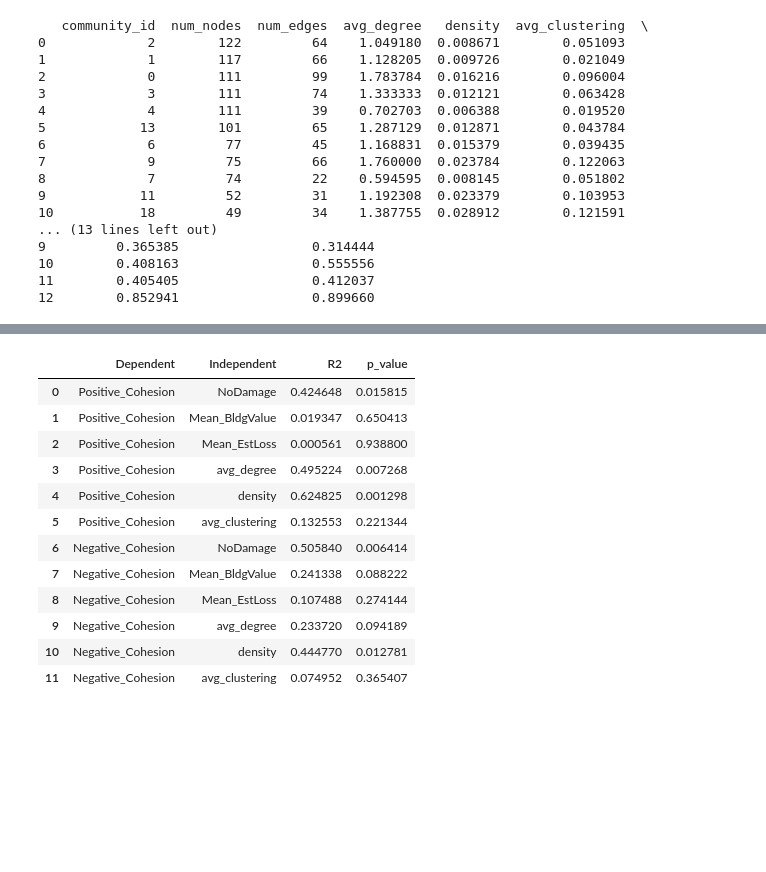
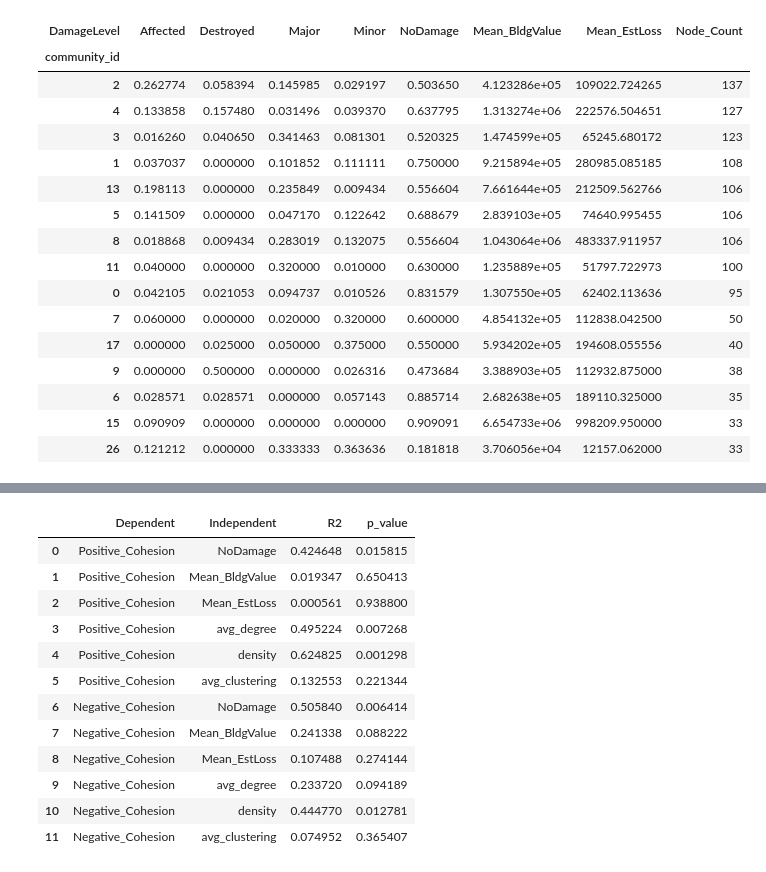
Before and after one commit to RuxiaoChen/draft_stuff, a Jupyter notebook: check_decision.ipynb, the cells around one changed output, grey strips where cells are left out. Saved outputs shown, nothing was run; the diff lists cells and outputs as text; code cells hidden in the pictures; blank space fills up the shorter version.

```diff
--- a/check_decision.ipynb
+++ b/check_decision.ipynb
@@ -19,8 +19,8 @@ from read_bothdecision import *
 from compare_geohash import *
 from more_grained_analysis import *
 
-# bbox=(-82.0, 26.48, -81.92, 26.52)
-bbox=(-82.04150698533131, 26.490448860026532, -81.87502336164845, 26.604200914701607)
+bbox=(-82.0, 26.48, -81.92, 26.52)
+# bbox=(-82.04150698533131, 26.490448860026532, -81.87502336164845, 26.604200914701607)
 # bbox=(-81.98048446650292,26.487614477169117,-81.93348521668332,26.52132073874843)
 min_lon, min_lat, max_lon, max_lat = bbox
 decision_df, households_df = load_decision_data(bbox=bbox)
@@ -67,24 +88,24 @@ Map saved to: communities_map.html
 # %%
 community_features=community_analysis(damage_df, node_to_comm, node_num=num_nodes)
-# %%
-print(community_graph)
-# %% [output]
-   community_id  num_nodes  num_edges  avg_degree   density  avg_clustering  \
-0             2        122         64    1.049180  0.008671        0.051093
-1             1        117         66    1.128205  0.009726        0.021049
-2             0        111         99    1.783784  0.016216        0.096004
-3             3        111         74    1.333333  0.012121        0.063428
-4             4        111         39    0.702703  0.006388        0.019520
-5            13        101         65    1.287129  0.012871        0.043784
-6             6         77         45    1.168831  0.015379        0.039435
-7             9         75         66    1.760000  0.023784        0.122063
-8             7         74         22    0.594595  0.008145        0.051802
-9            11         52         31    1.192308  0.023379        0.103953
-10           18         49         34    1.387755  0.028912        0.121591
-... (13 lines left out)
-9         0.365385                 0.314444
-10        0.408163                 0.555556
-11        0.405405                 0.412037
-12        0.852941                 0.899660
+# %%
+community_features
+# %% [output]
+| DamageLevel | Affected | Destroyed | Major | Minor | NoDamage | Mean_BldgValue | Mean_EstLoss | Node_Count |
+| community_id |  |  |  |  |  |  |  |  |
+| 2 | 0.262774 | 0.058394 | 0.145985 | 0.029197 | 0.503650 | 4.123286e+05 | 109022.724265 | 137 |
+| 4 | 0.133858 | 0.157480 | 0.031496 | 0.039370 | 0.637795 | 1.313274e+06 | 222576.504651 | 127 |
+| 3 | 0.016260 | 0.040650 | 0.341463 | 0.081301 | 0.520325 | 1.474599e+05 | 65245.680172 | 123 |
+| 1 | 0.037037 | 0.000000 | 0.101852 | 0.111111 | 0.750000 | 9.215894e+05 | 280985.085185 | 108 |
+| 13 | 0.198113 | 0.000000 | 0.235849 | 0.009434 | 0.556604 | 7.661644e+05 | 212509.562766 | 106 |
+| 5 | 0.141509 | 0.000000 | 0.047170 | 0.122642 | 0.688679 | 2.839103e+05 | 74640.995455 | 106 |
+| 8 | 0.018868 | 0.009434 | 0.283019 | 0.132075 | 0.556604 | 1.043064e+06 | 483337.911957 | 106 |
+| 11 | 0.040000 | 0.000000 | 0.320000 | 0.010000 | 0.630000 | 1.235889e+05 | 51797.722973 | 100 |
+| 0 | 0.042105 | 0.021053 | 0.094737 | 0.010526 | 0.831579 | 1.307550e+05 | 62402.113636 | 95 |
+| 7 | 0.060000 | 0.000000 | 0.020000 | 0.320000 | 0.600000 | 4.854132e+05 | 112838.042500 | 50 |
+| 17 | 0.000000 | 0.025000 | 0.050000 | 0.375000 | 0.550000 | 5.934202e+05 | 194608.055556 | 40 |
+| 9 | 0.000000 | 0.500000 | 0.000000 | 0.026316 | 0.473684 | 3.388903e+05 | 112932.875000 | 38 |
+| 6 | 0.028571 | 0.028571 | 0.000000 | 0.057143 | 0.885714 | 2.682638e+05 | 189110.325000 | 35 |
+| 15 | 0.090909 | 0.000000 | 0.000000 | 0.000000 | 0.909091 | 6.654733e+06 | 998209.950000 | 33 |
+| 26 | 0.121212 | 0.000000 | 0.333333 | 0.363636 | 0.181818 | 3.706056e+04 | 12157.062000 | 33 |
 # %%
 community_graph=community_decision_analysis(network_dict, node_to_comm, decision_df, node_num=num_nodes)
```
Also changed, not shown: parts of 5 cells of this notebook, 3 other files.
